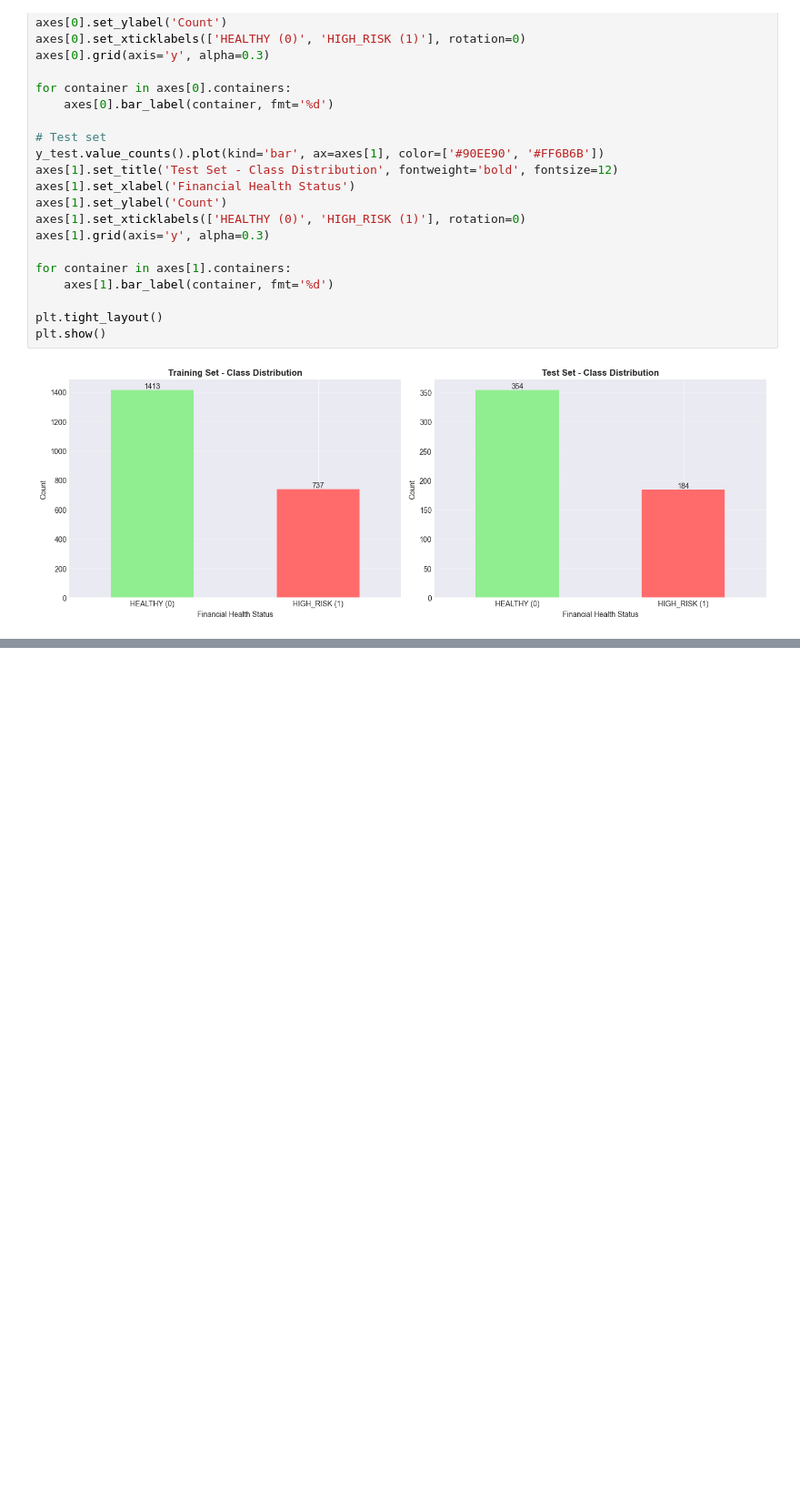
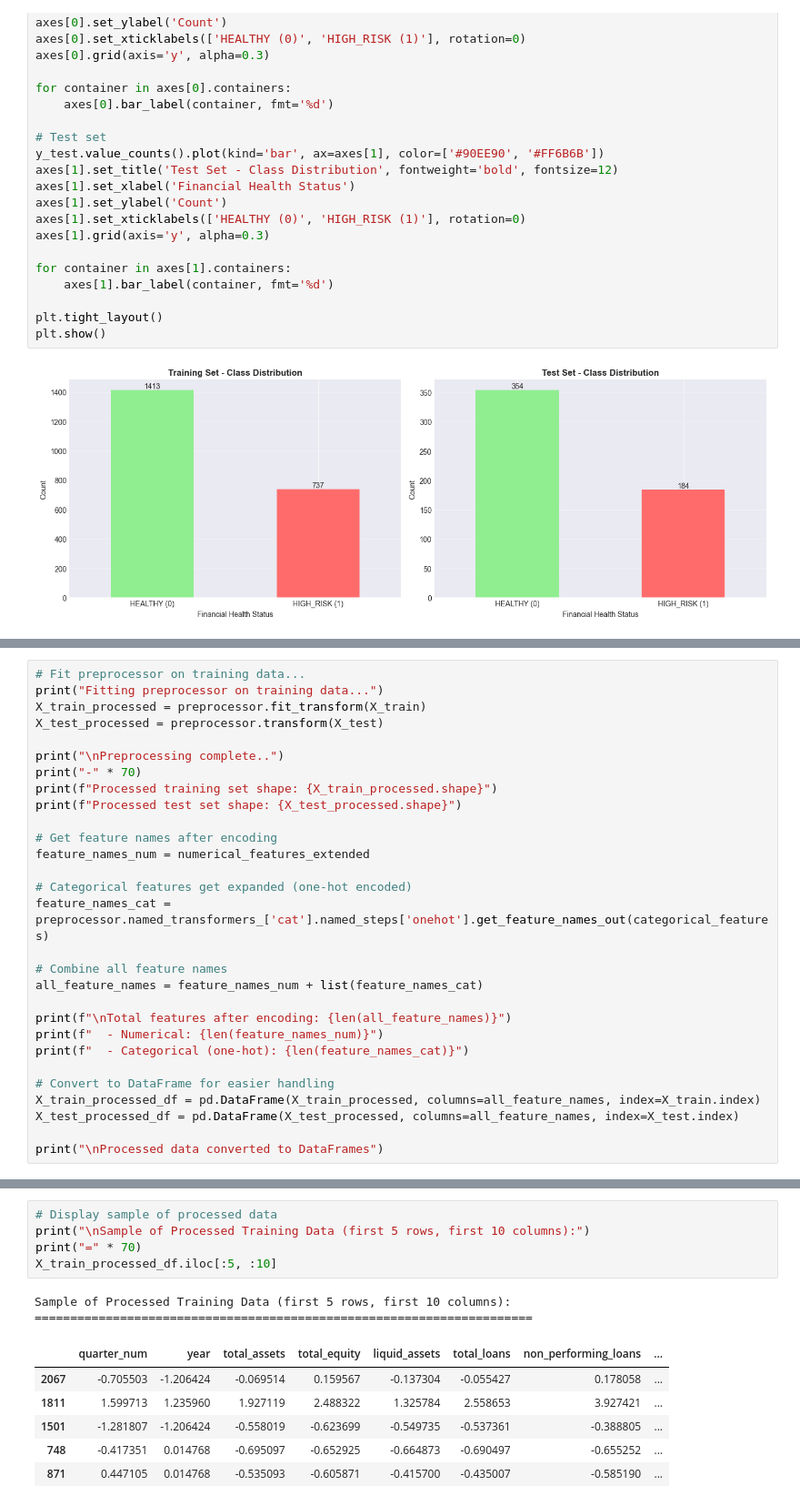
Before and after one commit to addetsi/Bank-Financial-Health-Analysis, a Jupyter notebook: 03_feature_engineering.ipynb, the cells around one changed output, grey strips where cells are left out. Shown at 91% size. Drawn from its saved outputs; the diff is of its cells as text; blank space fills up the shorter version.

Commit message:
completed train and test data transform

```diff
--- a/03_feature_engineering.ipynb
+++ b/03_feature_engineering.ipynb
@@ -453,0 +491,29 @@ plt.show()
+# %%
+# Fit preprocessor on training data...
+print("Fitting preprocessor on training data...")
+X_train_processed = preprocessor.fit_transform(X_train)
+X_test_processed = preprocessor.transform(X_test)
+
+print("\nPreprocessing complete..")
+print("-" * 70)
+print(f"Processed training set shape: {X_train_processed.shape}")
+print(f"Processed test set shape: {X_test_processed.shape}")
+
+# Get feature names after encoding
+feature_names_num = numerical_features_extended
+
+# Categorical features get expanded (one-hot encoded)
+feature_names_cat = preprocessor.named_transformers_['cat'].named_steps['onehot'].get_feature_names_out(categorical_features)
+
+# Combine all feature names
+all_feature_names = feature_names_num + list(feature_names_cat)
+
+print(f"\nTotal features after encoding: {len(all_feature_names)}")
+print(f"  - Numerical: {len(feature_names_num)}")
+print(f"  - Categorical (one-hot): {len(feature_names_cat)}")
+
+# Convert to DataFrame for easier handling
+X_train_processed_df = pd.DataFrame(X_train_processed, columns=all_feature_names, index=X_train.index)
+X_test_processed_df = pd.DataFrame(X_test_processed, columns=all_feature_names, index=X_test.index)
+
+print("\nProcessed data converted to DataFrames")
@@ -453,0 +533,14 @@ plt.show()
+# %%
+# Display sample of processed data
+print("\nSample of Processed Training Data (first 5 rows, first 10 columns):")
+print("=" * 70)
+X_train_processed_df.iloc[:5, :10]
+# %% [output]
+Sample of Processed Training Data (first 5 rows, first 10 columns):
+======================================================================
+|  | quarter_num | year | total_assets | total_equity | liquid_assets | total_loans | non_performing_loans | ... |
+| 2067 | -0.705503 | -1.206424 | -0.069514 | 0.159567 | -0.137304 | -0.055427 | 0.178058 | ... |
+| 1811 | 1.599713 | 1.235960 | 1.927119 | 2.488322 | 1.325784 | 2.558653 | 3.927421 | ... |
+| 1501 | -1.281807 | -1.206424 | -0.558019 | -0.623699 | -0.549735 | -0.537361 | -0.388805 | ... |
+| 748 | -0.417351 | 0.014768 | -0.695097 | -0.652925 | -0.664873 | -0.690497 | -0.655252 | ... |
+| 871 | 0.447105 | 0.014768 | -0.535093 | -0.605871 | -0.415700 | -0.435007 | -0.585190 | ... |
```
Also changed, not shown: parts of 3 cells of this notebook.
